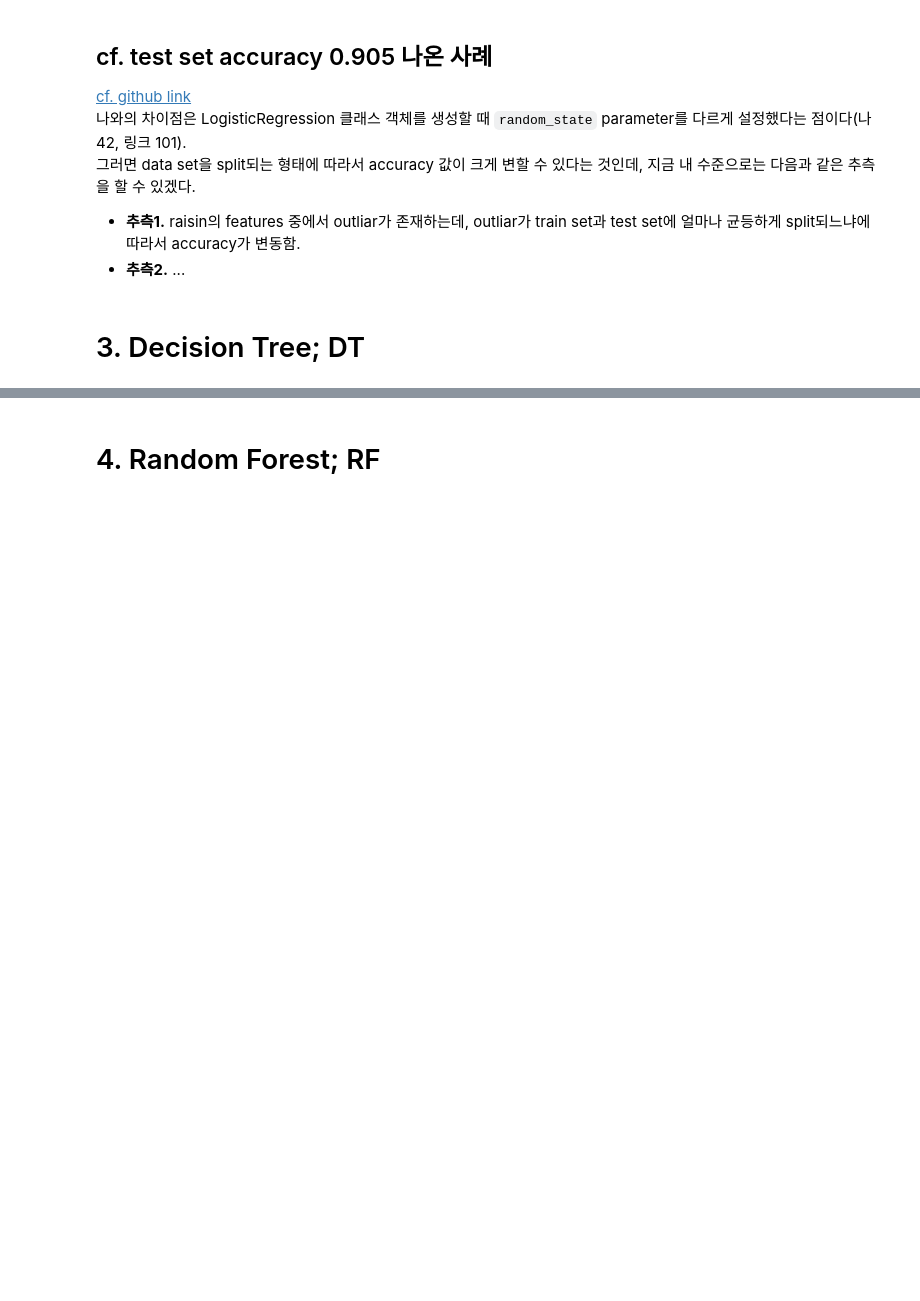
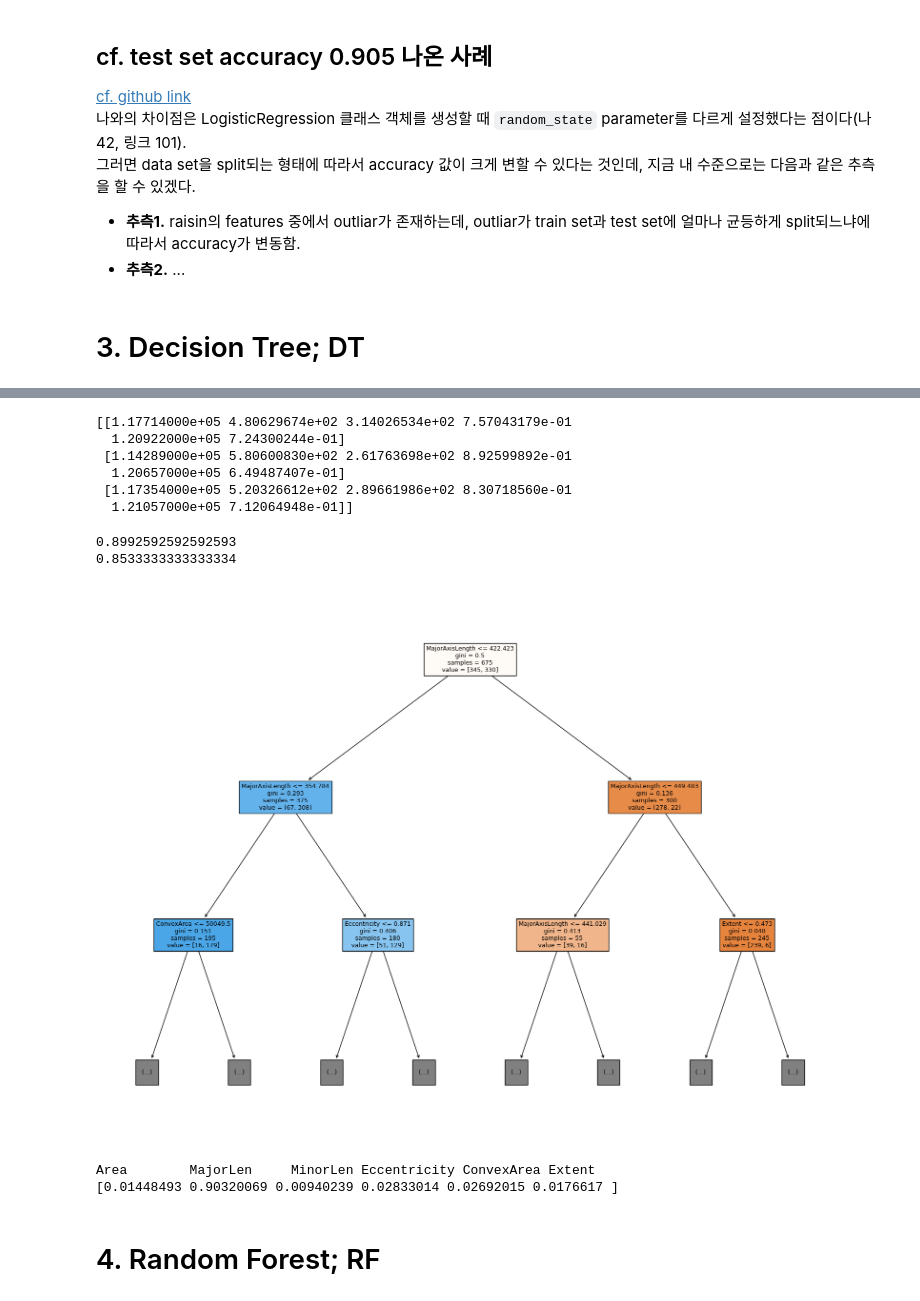
Before and after one commit to HyoYoonNam/Gachon-AISTUDY, a Jupyter notebook: UCI_raisin_Classifications.ipynb, the cells around one changed output, grey strips where cells are left out. Drawn from its saved outputs; the diff is of its cells as text; code cells hidden in the pictures; blank space fills up the shorter version.

```diff
--- a/UCI_raisin_Classifications.ipynb
+++ b/UCI_raisin_Classifications.ipynb
@@ -423,3 +423,7 @@ plt.show()
 * **추측2.** ...
 # %% [markdown]
 # 3. Decision Tree; DT
+# %%
+import pandas as pd
+
+raisin = pd.read_excel('./Raisin_Dataset.xlsx')
@@ -426,3 +460,48 @@ plt.show()
+# %%
+raisin_input = raisin[['Area', 'MajorAxisLength', 'MinorAxisLength', 'Eccentricity', 'ConvexArea', 'Extent']].to_numpy()
+raisin_target = raisin['Class'].to_numpy()
+# %%
+from sklearn.model_selection import train_test_split
+
+train_input, test_input, train_target, test_target = train_test_split(
+    raisin_input, raisin_target, random_state=42)
+
+print(train_input[:3])
+# %% [output]
+[[1.17714000e+05 4.80629674e+02 3.14026534e+02 7.57043179e-01
+  1.20922000e+05 7.24300244e-01]
+ [1.14289000e+05 5.80600830e+02 2.61763698e+02 8.92599892e-01
+  1.20657000e+05 6.49487407e-01]
+ [1.17354000e+05 5.20326612e+02 2.89661986e+02 8.30718560e-01
+  1.21057000e+05 7.12064948e-01]]
+# %%
+from sklearn.tree import DecisionTreeClassifier
+
+# default, max_depth=None
+dt = DecisionTreeClassifier(max_depth=4, random_state=42)
+dt.fit(train_input, train_target)
+print(dt.score(train_input, train_target))
+print(dt.score(test_input, test_target))
+# %% [output]
+0.8992592592592593
+0.8533333333333334
+# %%
+import matplotlib.pyplot as plt
+from sklearn.tree import plot_tree
+
+plt.figure(figsize=(20, 15))
+plot_tree (dt, max_depth=2, filled=True, feature_names=['Area', 'MajorAxisLength',
+                                                        'MinorAxisLength', 'Eccentricity',
+                                                        'ConvexArea', 'Extent'])
+plt.show()
+# %% [output]
+[figure, added]
+# %%
+print('Area\t   ', 'MajorLen\t', 'MinorLen', 'Eccentricity', 'ConvexArea', 'Extent')
+print(dt.feature_importances_)
+# %% [output]
+Area        MajorLen     MinorLen Eccentricity ConvexArea Extent
+[0.01448493 0.90320069 0.00940239 0.02833014 0.02692015 0.0176617 ]
 # %% [markdown]
 # 4. Random Forest; RF
 # %% [markdown]
```
Also changed, not shown: parts of 2 cells of this notebook.
